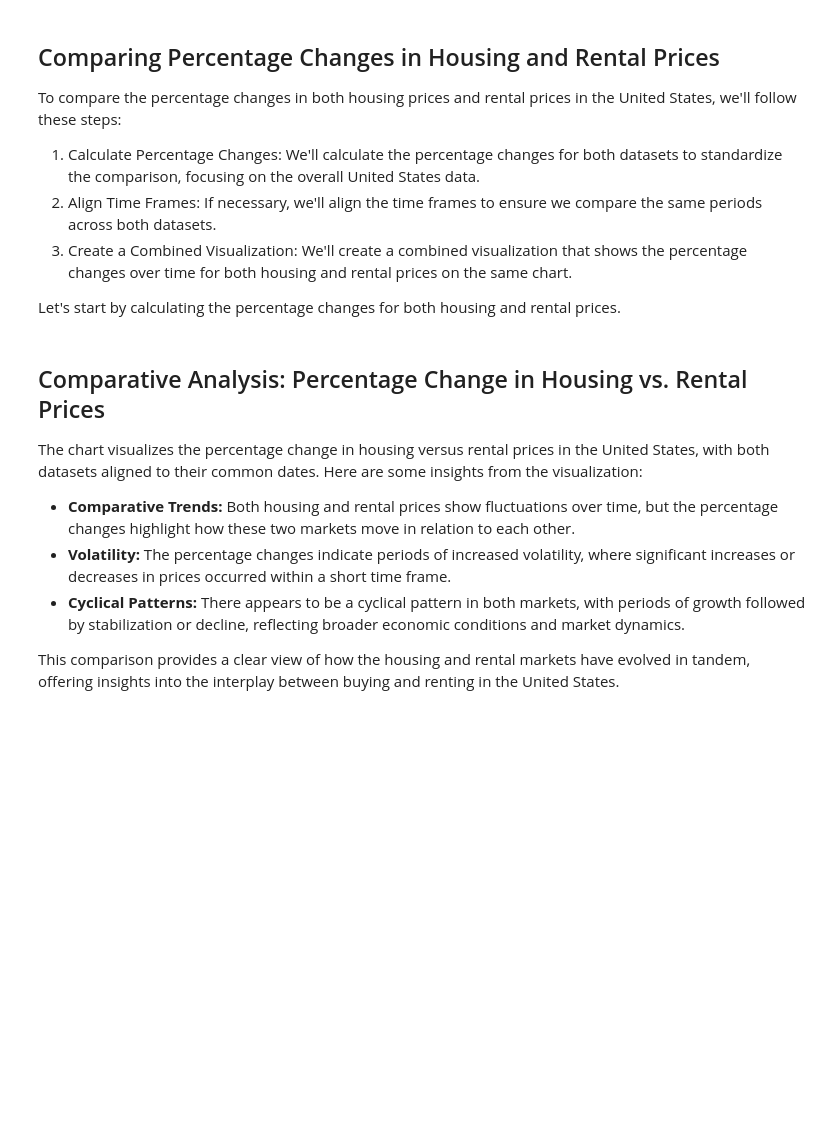
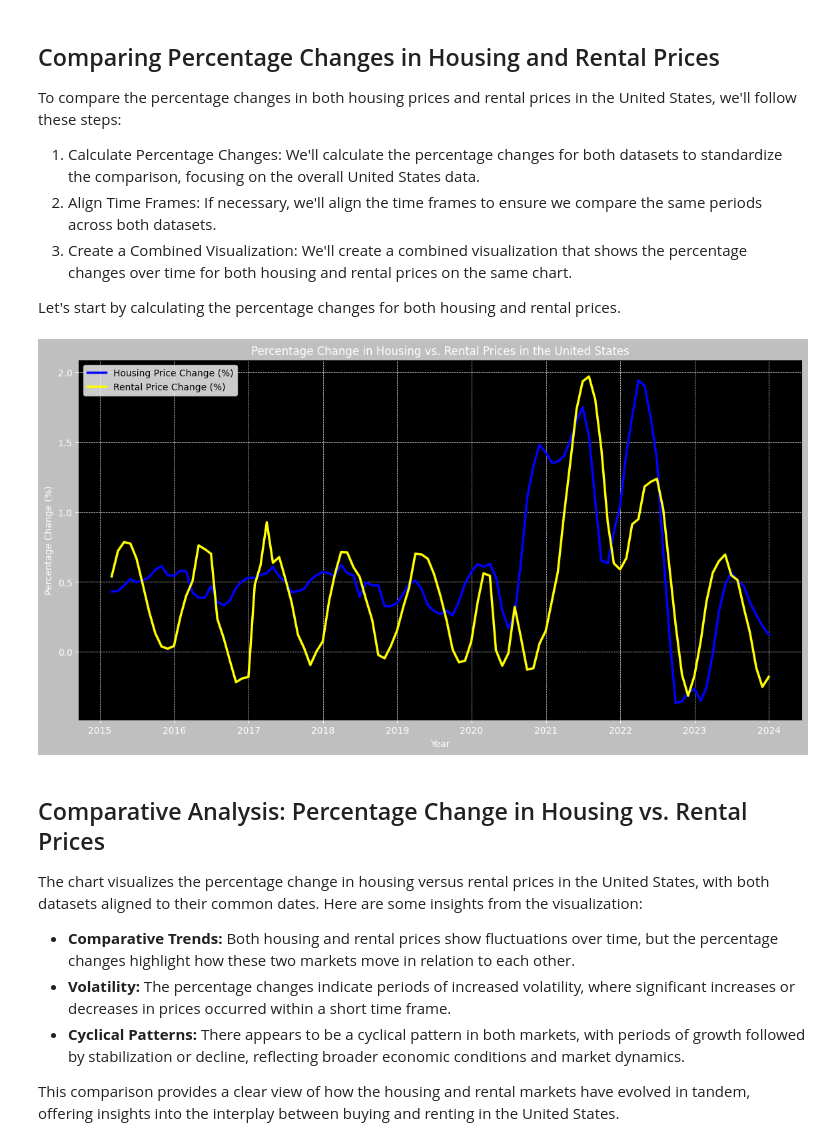
Before and after one commit to donlopez/Homes-rent-vs-buy, a Jupyter notebook: notebooks/data_exploration.ipynb, the cells around one changed output. Drawn from its saved outputs; the diff is of its cells as text; code cells hidden in the pictures; blank space fills up the shorter version.

```diff
--- a/notebooks/data_exploration.ipynb
+++ b/notebooks/data_exploration.ipynb
@@ -166,31 +223,50 @@ Let's start by calculating the percentage changes for both housing and rental pr
 # %%
 # Calculate percentage change for housing prices
 us_housing_prices = data_new[data_new['RegionName'] == 'United States'].iloc[:, 5:].T
 us_housing_prices.columns = ['Housing Prices']
 us_housing_prices.index = pd.to_datetime(us_housing_prices.index)
 housing_pct_change = us_housing_prices.pct_change().dropna()
 
 # Calculate percentage change for rental prices
 us_rental_prices = rentals_data[rentals_data['RegionName'] == 'United States'].iloc[:, 5:].T
 us_rental_prices.columns = ['Rental Prices']
 us_rental_prices.index = pd.to_datetime(us_rental_prices.index)
 rental_pct_change = us_rental_prices.pct_change().dropna()
 
 # Since the datasets may cover different time spans, we align them by their common dates
 common_dates = housing_pct_change.index.intersection(rental_pct_change.index)
 housing_pct_change_aligned = housing_pct_change.loc[common_dates]
 rental_pct_change_aligned = rental_pct_change.loc[common_dates]
 
-# Plotting the percentage changes
+# Plotting the percentage changes with specified customizations
 plt.figure(figsize=(14, 7))
-plt.plot(housing_pct_change_aligned.index, housing_pct_change_aligned['Housing Prices'] * 100, label='Housing Price Change (%)', color='blue')
-plt.plot(rental_pct_change_aligned.index, rental_pct_change_aligned['Rental Prices'] * 100, label='Rental Price Change (%)', color='green')
-plt.title('Percentage Change in Housing vs. Rental Prices in the United States')
+ax = plt.gca()
+
+# Setting background color with gradient
+ax.set_facecolor("black")
+ax.figure.patch.set_facecolor('grey')
+ax.figure.patch.set_alpha(0.5)
+
+# Plotting the data with customized trend lines
+plt.plot(housing_pct_change_aligned.index, housing_pct_change_aligned['Housing Prices'] * 100, label='Housing Price Change (%)', color='blue', linewidth=2.5)
+plt.plot(rental_pct_change_aligned.index, rental_pct_change_aligned['Rental Prices'] * 100, label='Rental Price Change (%)', color='yellow', linewidth=2.5)
+
+# Customizing the grid, ticks, and labels
+plt.grid(color='white', linestyle='--', linewidth=0.5)
+ax.tick_params(axis='x', colors='white')
+ax.tick_params(axis='y', colors='white')
+ax.xaxis.label.set_color('white')
+ax.yaxis.label.set_color('white')
+
+# Customizing the title and legend
+plt.title('Percentage Change in Housing vs. Rental Prices in the United States', color='white')
 plt.xlabel('Year')
 plt.ylabel('Percentage Change (%)')
 plt.legend()
-plt.grid(True)
+
 plt.show()
+# %% [output]
+[figure, added]
 # %% [markdown]
 ## Comparative Analysis: Percentage Change in Housing vs. Rental Prices
 
```
Also changed, not shown: parts of 6 cells of this notebook.
